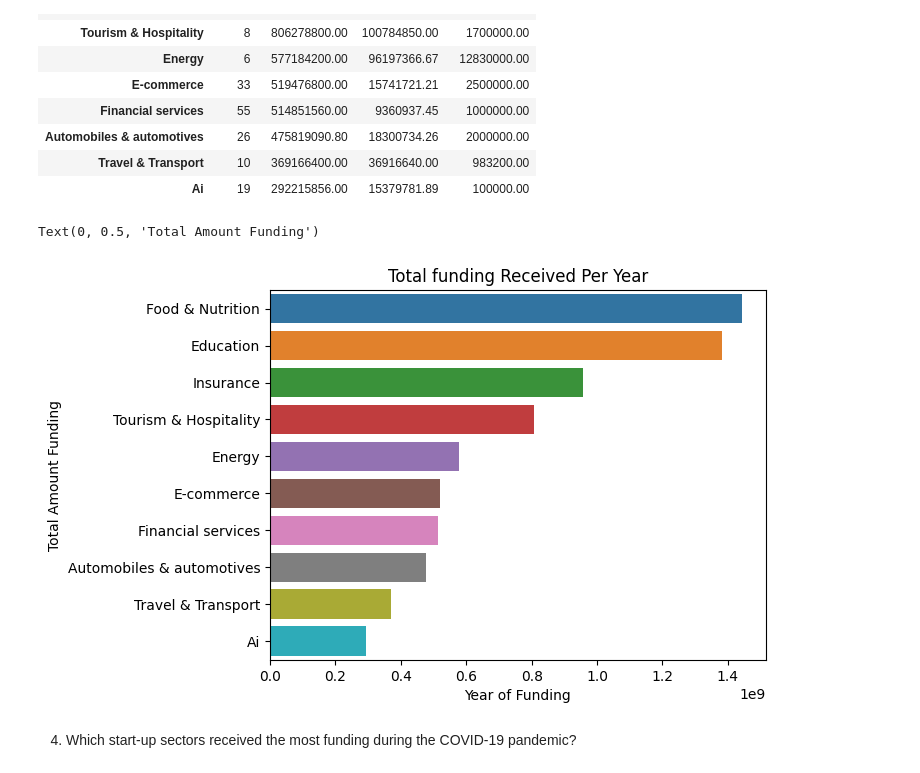
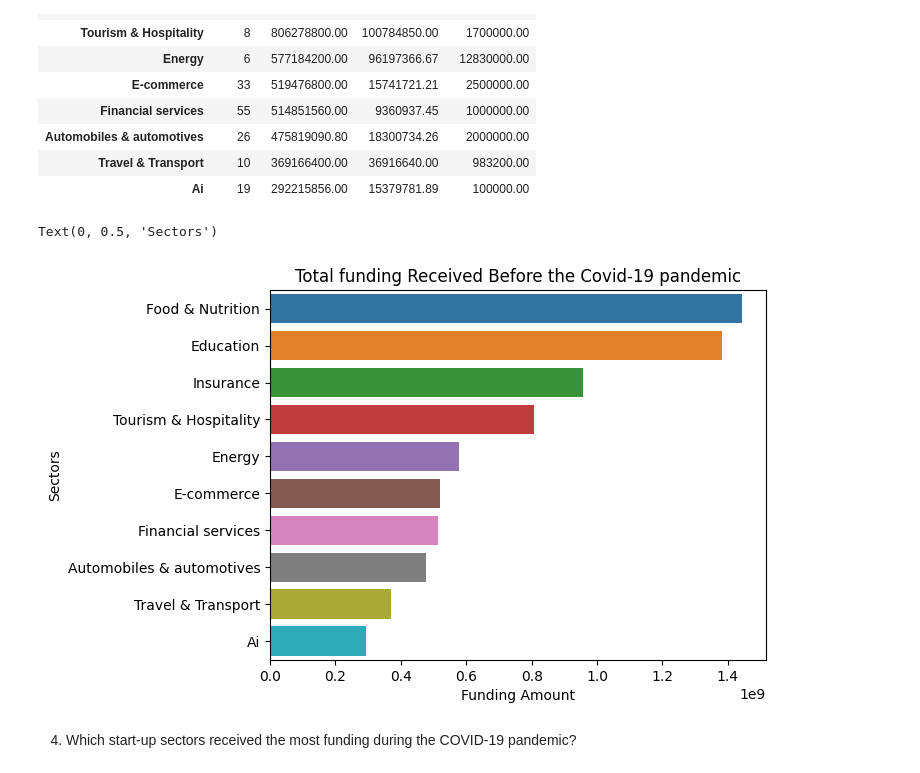
Before and after one commit to kbay9/Indian-startup-funding-analyses-with-python, a Jupyter notebook: DataAnalysis_Step_By_Step_Guide.ipynb, the cells around one changed output. Drawn from its saved outputs; the diff is of its cells as text; code cells hidden in the pictures.

```diff
--- a/DataAnalysis_Step_By_Step_Guide.ipynb
+++ b/DataAnalysis_Step_By_Step_Guide.ipynb
@@ -2162,12 +2166,12 @@ sectors_amount
 | Ai | 19 | 292215856.00 | 15379781.89 | 100000.00 |
 # %%
 sns.barplot(x = sectors_amount["sum"], y = sectors_amount.index)
-plt.title("Total funding Received Per Year")
-plt.xlabel("Year of Funding")
-plt.ylabel("Total Amount Funding")
+plt.title("Total funding Received Before the Covid-19 pandemic")
+plt.xlabel("Funding Amount")
+plt.ylabel("Sectors")
 # %% [output]
-Text(0, 0.5, 'Total Amount Funding')
+Text(0, 0.5, 'Sectors')
-[figure, old version]
+[figure, new version]
 # %% [markdown]
 4. Which start-up sectors received the most funding during the COVID-19 pandemic?
 # %%
```
Also changed, not shown: parts of 7 cells of this notebook.
